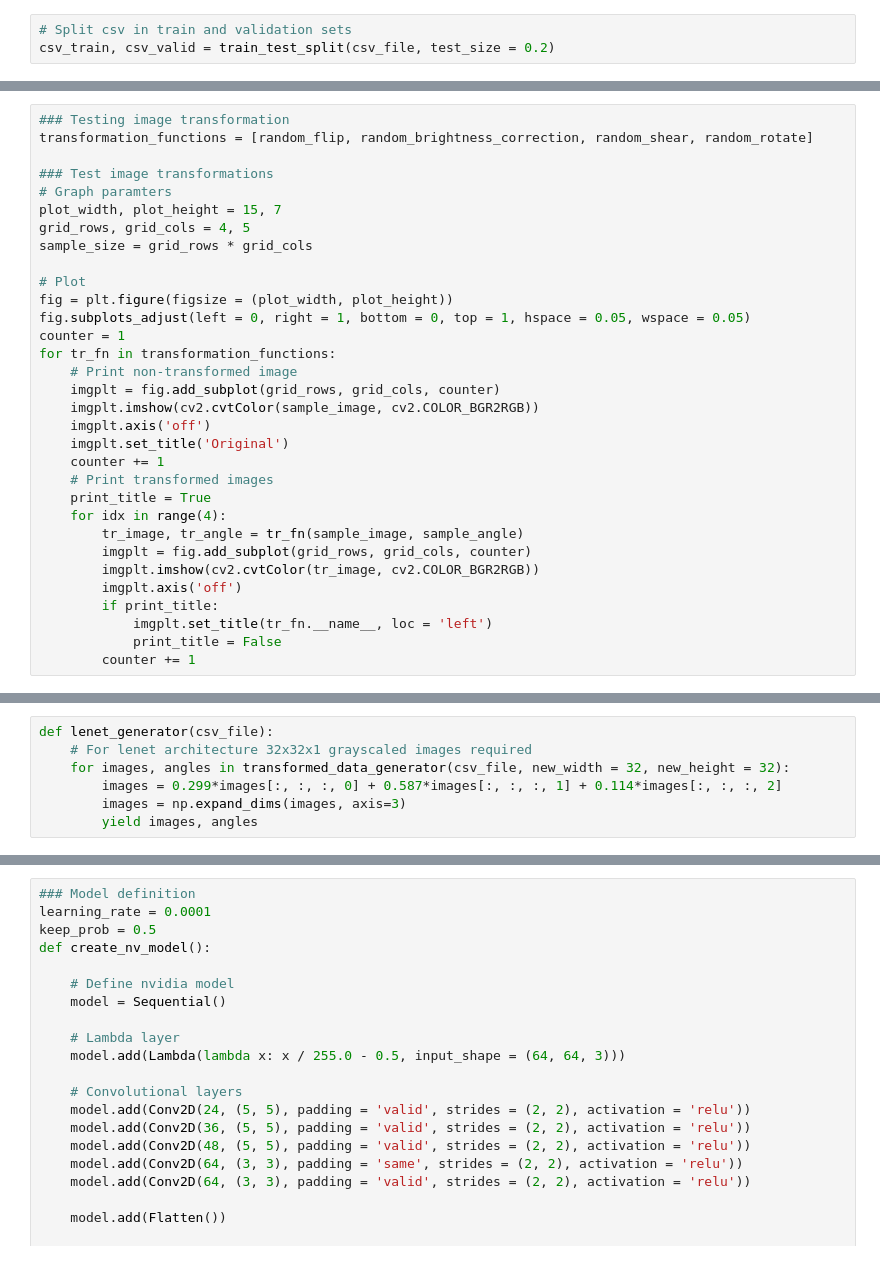
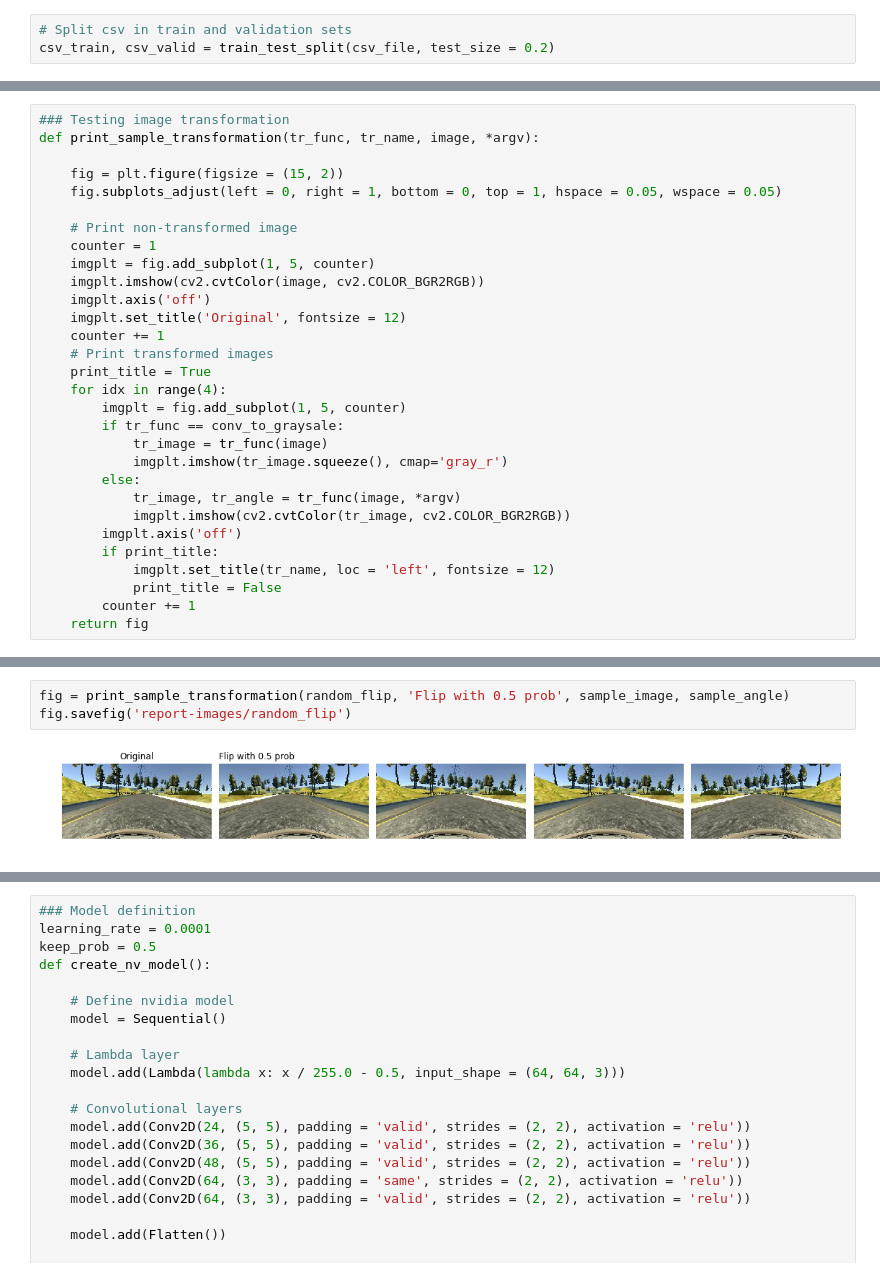
Before and after one commit to raulsolera/CarND-Behavioral-Cloning-P3, a Jupyter notebook: model_trainer.ipynb, the cells around one changed output, grey strips where cells are left out. Drawn from its saved outputs; the diff is of its cells as text.

```diff
--- a/model_trainer.ipynb
+++ b/model_trainer.ipynb
@@ -137,32 +154,30 @@ def random_rotate(image, angle, rotation_range = MAX_ROTATION_ANGLE):
 # %%
 ### Testing image transformation
-transformation_functions = [random_flip, random_brightness_correction, random_shear, random_rotate]
+def print_sample_transformation(tr_func, tr_name, image, *argv):
 
-### Test image transformations
-# Graph paramters
-plot_width, plot_height = 15, 7
-grid_rows, grid_cols = 4, 5
-sample_size = grid_rows * grid_cols
+    fig = plt.figure(figsize = (15, 2))
+    fig.subplots_adjust(left = 0, right = 1, bottom = 0, top = 1, hspace = 0.05, wspace = 0.05)
 
-# Plot
-fig = plt.figure(figsize = (plot_width, plot_height))
-fig.subplots_adjust(left = 0, right = 1, bottom = 0, top = 1, hspace = 0.05, wspace = 0.05)
-counter = 1
-for tr_fn in transformation_functions:
     # Print non-transformed image
-    imgplt = fig.add_subplot(grid_rows, grid_cols, counter)
-    imgplt.imshow(cv2.cvtColor(sample_image, cv2.COLOR_BGR2RGB))
+    counter = 1
+    imgplt = fig.add_subplot(1, 5, counter)
+    imgplt.imshow(cv2.cvtColor(image, cv2.COLOR_BGR2RGB))
     imgplt.axis('off')
-    imgplt.set_title('Original')
+    imgplt.set_title('Original', fontsize = 12)
     counter += 1
     # Print transformed images
     print_title = True
     for idx in range(4):
-        tr_image, tr_angle = tr_fn(sample_image, sample_angle)
-        imgplt = fig.add_subplot(grid_rows, grid_cols, counter)
-        imgplt.imshow(cv2.cvtColor(tr_image, cv2.COLOR_BGR2RGB))
+        imgplt = fig.add_subplot(1, 5, counter)
+        if tr_func == conv_to_graysale:
+            tr_image = tr_func(image)
+            imgplt.imshow(tr_image.squeeze(), cmap='gray_r')
+        else:
+            tr_image, tr_angle = tr_func(image, *argv)
+            imgplt.imshow(cv2.cvtColor(tr_image, cv2.COLOR_BGR2RGB))
         imgplt.axis('off')
         if print_title:
-            imgplt.set_title(tr_fn.__name__, loc = 'left')
+            imgplt.set_title(tr_name, loc = 'left', fontsize = 12)
             print_title = False
         counter += 1
+    return fig
@@ -221,7 +184,5 @@ def transformed_data_generator(data, data_dir = DATA_DIR,
-# %%
-def lenet_generator(csv_file):
-    # For lenet architecture 32x32x1 grayscaled images required
-    for images, angles in transformed_data_generator(csv_file, new_width = 32, new_height = 32):
-        images = 0.299*images[:, :, :, 0] + 0.587*images[:, :, :, 1] + 0.114*images[:, :, :, 2]
-        images = np.expand_dims(images, axis=3)
-        yield images, angles
+# %%
+fig = print_sample_transformation(random_flip, 'Flip with 0.5 prob', sample_image, sample_angle)
+fig.savefig('report-images/random_flip')
+# %% [output]
+[figure, added]
```
Also changed, not shown: parts of 49 cells of this notebook, 2 other files.
